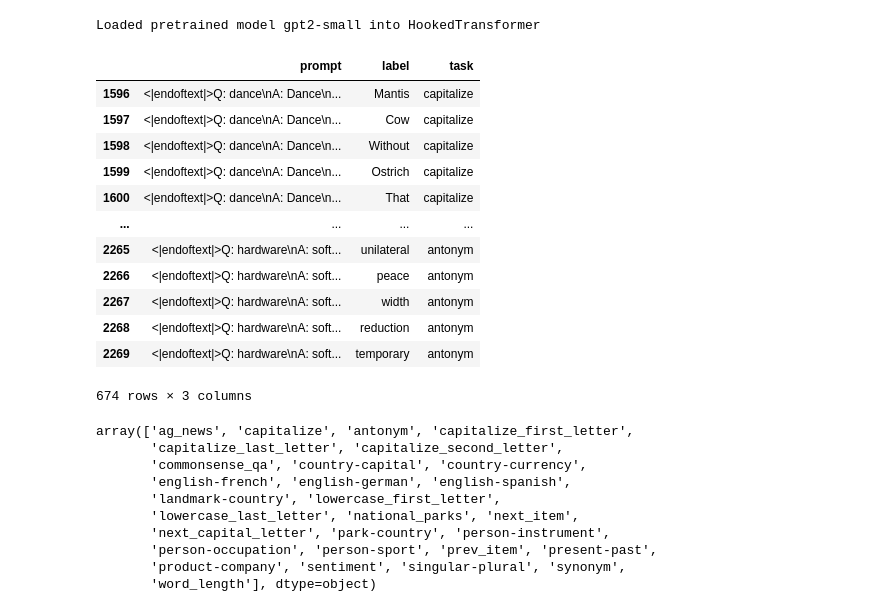
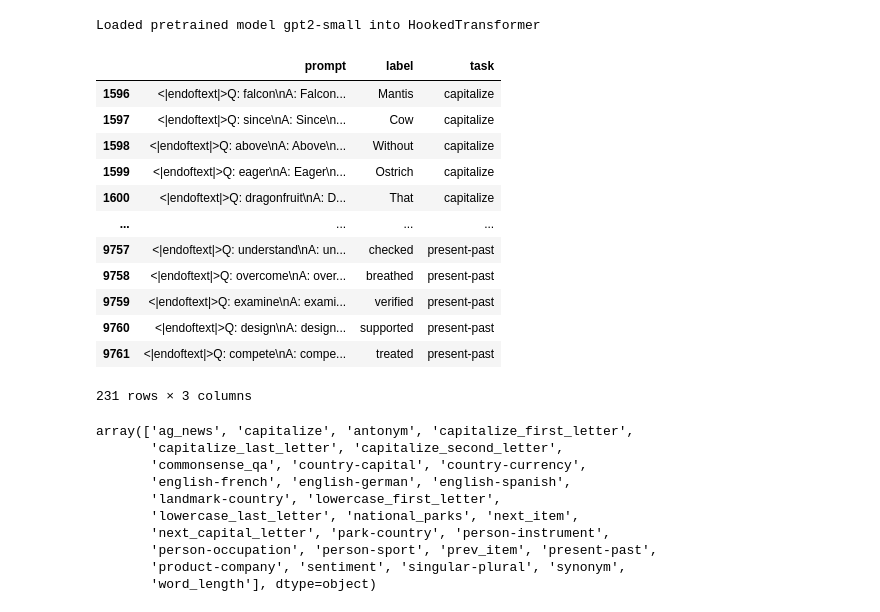
Before and after one commit to maxtli/taskdiscovery, a Jupyter notebook: mean_abelation_ICL.ipynb, the cells around one changed output. Drawn from its saved outputs; the diff is of its cells as text; code cells hidden in the pictures.

```diff
--- a/mean_abelation_ICL.ipynb
+++ b/mean_abelation_ICL.ipynb
@@ -51,33 +55,36 @@ Loaded pretrained model gpt2-small into HookedTransformer
 # %%
 d = {"prompt":[], "label": [], "task" : []}
 for task in os.listdir("function_vectors_data/abstractive"):
     task = task.replace(".json", "")
     dataset = load_ICL_dataset(task)
-    word_pairs = dataset['train'][:5]
+
     for test_pair in dataset['test']:
+        choices = random.choices(dataset['train'],k=5)
+        word_pairs = {"input": [x["input"] for x in choices],
+                    "output": [x["output"] for x in choices]}
         prompt_data = word_pairs_to_prompt_data(word_pairs, query_target_pair=test_pair, prepend_bos_token=True)
         sentence = create_prompt(prompt_data)
         d["prompt"].append(sentence)
         d["label"].append(test_pair["output"])
         d["task"].append(task)
 
 df = pd.DataFrame(d)
-df_subset = df[df["task"].isin(["antonym", "capitalize"])]
+df_subset = df[df["task"].isin(["present-past", "capitalize"])]
 df_subset
 # %% [output]
 |  | prompt | label | task |
-| 1596 | <|endoftext|>Q: dance\nA: Dance\n... | Mantis | capitalize |
-| 1597 | <|endoftext|>Q: dance\nA: Dance\n... | Cow | capitalize |
-| 1598 | <|endoftext|>Q: dance\nA: Dance\n... | Without | capitalize |
-| 1599 | <|endoftext|>Q: dance\nA: Dance\n... | Ostrich | capitalize |
-| 1600 | <|endoftext|>Q: dance\nA: Dance\n... | That | capitalize |
+| 1596 | <|endoftext|>Q: falcon\nA: Falcon... | Mantis | capitalize |
+| 1597 | <|endoftext|>Q: since\nA: Since\n... | Cow | capitalize |
+| 1598 | <|endoftext|>Q: above\nA: Above\n... | Without | capitalize |
+| 1599 | <|endoftext|>Q: eager\nA: Eager\n... | Ostrich | capitalize |
+| 1600 | <|endoftext|>Q: dragonfruit\nA: D... | That | capitalize |
 | ... | ... | ... | ... |
-| 2265 | <|endoftext|>Q: hardware\nA: soft... | unilateral | antonym |
-| 2266 | <|endoftext|>Q: hardware\nA: soft... | peace | antonym |
-| 2267 | <|endoftext|>Q: hardware\nA: soft... | width | antonym |
-| 2268 | <|endoftext|>Q: hardware\nA: soft... | reduction | antonym |
-| 2269 | <|endoftext|>Q: hardware\nA: soft... | temporary | antonym |
+| 9757 | <|endoftext|>Q: understand\nA: un... | checked | present-past |
+| 9758 | <|endoftext|>Q: overcome\nA: over... | breathed | present-past |
+| 9759 | <|endoftext|>Q: examine\nA: exami... | verified | present-past |
+| 9760 | <|endoftext|>Q: design\nA: design... | supported | present-past |
+| 9761 | <|endoftext|>Q: compete\nA: compe... | treated | present-past |
-674 rows × 3 columns
+231 rows × 3 columns
 # %%
 df.task.unique()
 # %% [output]
```
Also changed, not shown: parts of 12 cells of this notebook, 1 other file.
